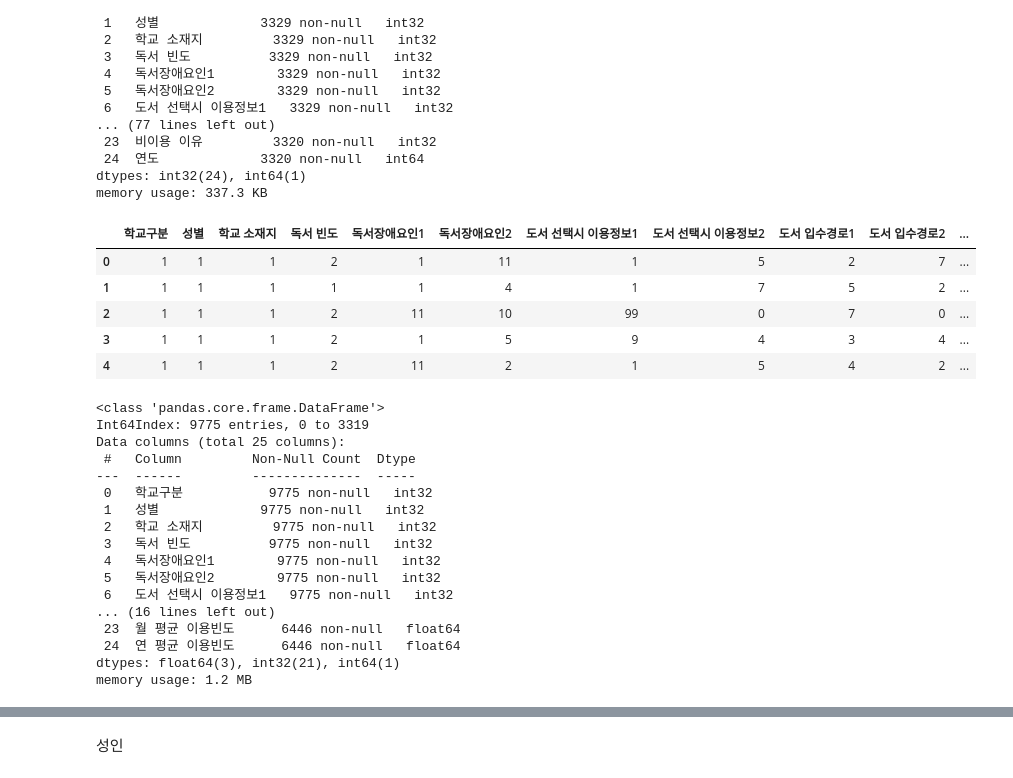
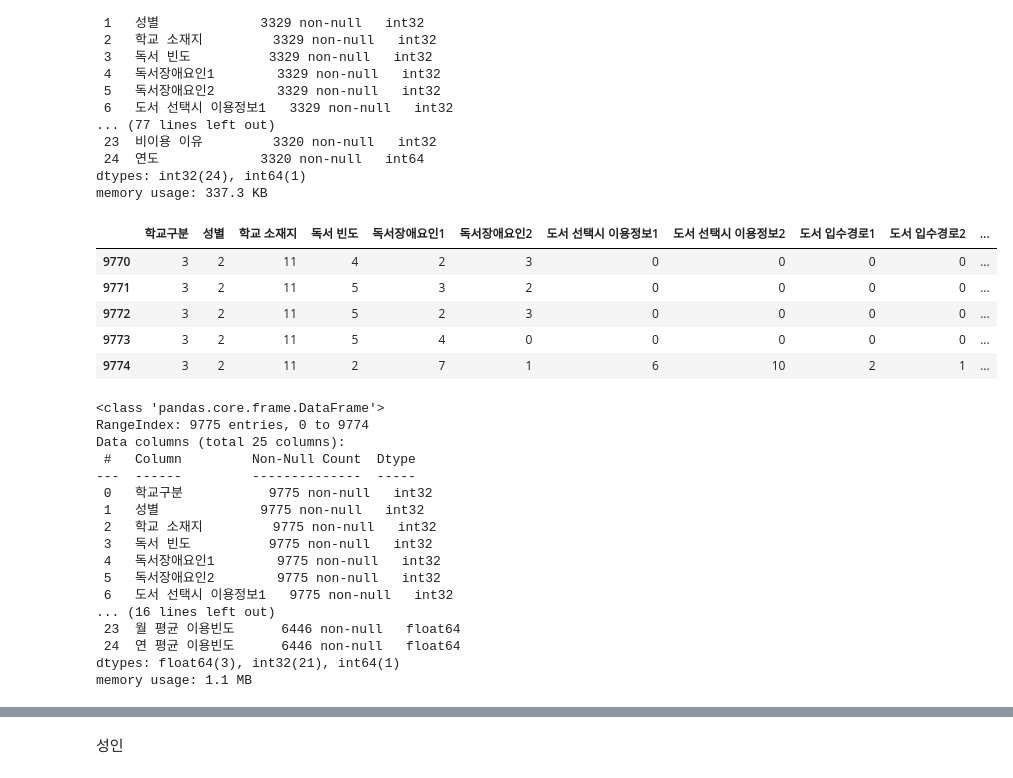
Before and after one commit to Yerial1125/semi_project, a Jupyter notebook: E조_세미프로젝트.ipynb, the cells around one changed output, grey strips where cells are left out. Drawn from its saved outputs; the diff is of its cells as text; code cells hidden in the pictures.

```diff
--- a/E조_세미프로젝트.ipynb
+++ b/E조_세미프로젝트.ipynb
@@ -150,19 +150,19 @@ for i in range(1,4):
 Stu_2017['비이용 이유'].replace({1:7,5:6,6:11,7:12,8:14,9:5,10:9,11:8,12:14,13:14},inplace=True)
 Stu_2019['비이용 이유'].replace({1:2,2:3,3:4,4:5,5:6,7:8,8:9,9:10,10:14,11:14},inplace=True)
 # %%
-total_stu = pd.concat([Stu_2017,Stu_2019,Stu_2021])
+total_stu = pd.concat([Stu_2017,Stu_2019,Stu_2021]).reset_index(drop=True)
 # %%
-total_stu.head()
+total_stu.tail()
 total_stu.info()
 # %% [output]
 |  | 학교구분 | 성별 | 학교 소재지 | 독서 빈도 | 독서장애요인1 | 독서장애요인2 | 도서 선택시 이용정보1 | 도서 선택시 이용정보2 | 도서 입수경로1 | 도서 입수경로2 | ... |
-| 0 | 1 | 1 | 1 | 2 | 1 | 11 | 1 | 5 | 2 | 7 | ... |
-| 1 | 1 | 1 | 1 | 1 | 1 | 4 | 1 | 7 | 5 | 2 | ... |
-| 2 | 1 | 1 | 1 | 2 | 11 | 10 | 99 | 0 | 7 | 0 | ... |
-| 3 | 1 | 1 | 1 | 2 | 1 | 5 | 9 | 4 | 3 | 4 | ... |
-| 4 | 1 | 1 | 1 | 2 | 11 | 2 | 1 | 5 | 4 | 2 | ... |
+| 9770 | 3 | 2 | 11 | 4 | 2 | 3 | 0 | 0 | 0 | 0 | ... |
+| 9771 | 3 | 2 | 11 | 5 | 3 | 2 | 0 | 0 | 0 | 0 | ... |
+| 9772 | 3 | 2 | 11 | 5 | 2 | 3 | 0 | 0 | 0 | 0 | ... |
+| 9773 | 3 | 2 | 11 | 5 | 4 | 0 | 0 | 0 | 0 | 0 | ... |
+| 9774 | 3 | 2 | 11 | 2 | 7 | 1 | 6 | 10 | 2 | 1 | ... |
 <class 'pandas.core.frame.DataFrame'>
-Int64Index: 9775 entries, 0 to 3319
+RangeIndex: 9775 entries, 0 to 9774
 Data columns (total 25 columns):
  #   Column         Non-Null Count  Dtype
 ---  ------         --------------  -----
@@ -177,7 +177,7 @@ Data columns (total 25 columns):
  23  월 평균 이용빈도      6446 non-null   float64
  24  연 평균 이용빈도      6446 non-null   float64
 dtypes: float64(3), int32(21), int64(1)
-memory usage: 1.2 MB
+memory usage: 1.1 MB
 # %%
 total_stu['학교구분'].replace({1:'초등',2:'중등',3:'고등'},inplace=True)
 total_stu['성별'].replace({1:'남',2:'여'},inplace=True)
```
Also changed, not shown: parts of 18 cells of this notebook.
